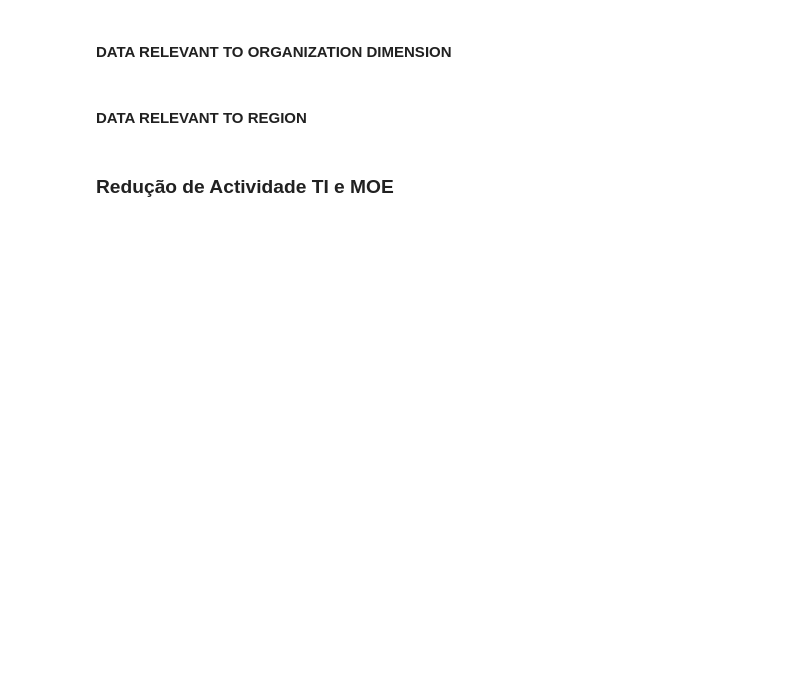
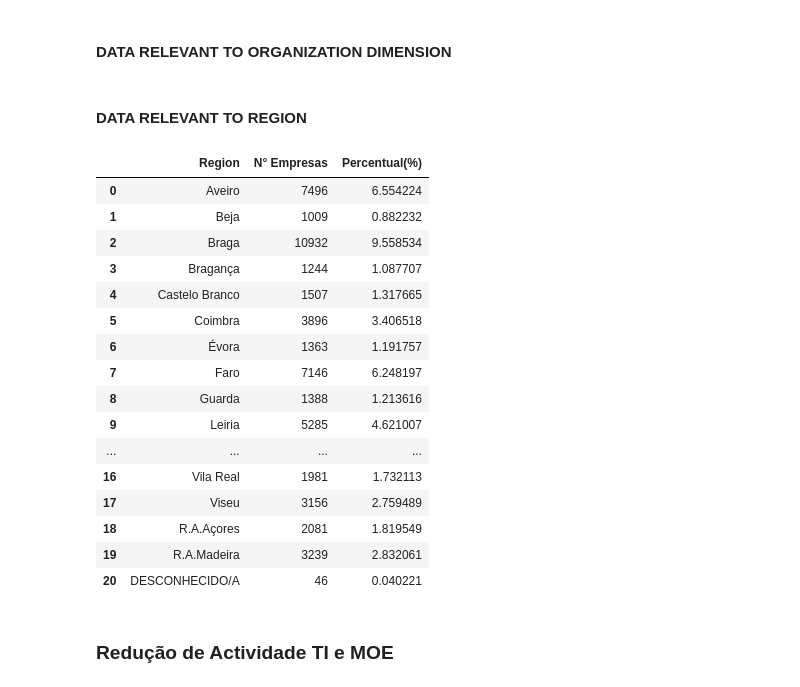
Before and after one commit to dssg-pt/dados-MTSSS, a Jupyter notebook: extra/dados/data_cleaning.ipynb, the cells around one changed output. Drawn from its saved outputs; the diff is of its cells as text; code cells hidden in the pictures; blank space fills up the shorter version.

```diff
--- a/extra/dados/data_cleaning.ipynb
+++ b/extra/dados/data_cleaning.ipynb
@@ -178,25 +251,56 @@ df_size.to_csv(r'dataframes/organization_dimension.csv', index = False)
 # %% [markdown]
 #### DATA RELEVANT TO REGION
 # %%
-#Select the columns that are relevant to region
-df_region=df1[df1.columns[11:14]]
-df_region=df_region.iloc[2:23]
+#Select new dataset
+df=data4
 
+#Drop all set of row and columns that are filled with NaN
+df.dropna(axis=0, how='all', inplace=True)
+df.dropna(axis=1, how='all', inplace=True)
 
-# Rename columns for easier identification
-df_region=df_region.rename(columns={'Unnamed: 11':'Region','Unnamed: 12':'N° Empresas',
-                       'Unnamed: 13':'Percentual(%)'})
+#Delete the first rows that don't present any important information
+df=df.iloc[9:]
+
+#Search for the relevant information that presents the region information, and store the column number
+lower=df.columns.get_loc("EEs QUE ENTREGARAM DOCUMENTO - COVID19 - Layoff Simplificado.1")
+#Select the upper range of columns with relevant data
+upper=lower+3
+
+#filter the data with the selected parameters
+df_region=df.iloc[:,lower:upper]
+#rename columns and do some data cleaning
+df_region=df_region.rename(columns={'EEs QUE ENTREGARAM DOCUMENTO - COVID19 - Layoff Simplificado.1':'Region',
+                                    'Unnamed: 8':'N° Empresas',
+                       'Unnamed: 9':'Percentual(%)'})
 df_region['Region']=df_region['Region'].replace({'AVEIRO':'Aveiro','BEJA':'Beja','BRAGA':'Braga','BRAGANÇA':'Bragança',
                                                  'CASTELO BRANCO':'Castelo Branco','COIMBRA':'Coimbra','ÉVORA':'Évora',
                                                  'FARO':'Faro','GUARDA':'Guarda','LEIRIA':'Leiria','LISBOA':'Lisboa',
                                                  'PORTALEGRE':'Portalegre','PORTO':'Porto','SANTARÉM':'Santarém',
                                                  'SETÚBAL':'Setúbal','VIANA DO CASTELO':'Viana do Castelo',
                                                  'VILA REAL':'Vila Real','VISEU':'Viseu','R.A.AÇORES':'R.A.Açores',
                                                  'R.A.MADEIRA':'R.A.Madeira'})
 df_region['Percentual(%)']=df_region['Percentual(%)']*100
+df_region=df_region.reset_index()
+df_region=df_region.drop('index',1)
+df_region.dropna(axis=0, how='all', inplace=True)
 
 #Show data
 df_region
-
-#SAVE TO CSV
-df_region.to_csv(r'dataframes/organization_region.csv', index = False)
+# %% [output]
+|  | Region | N° Empresas | Percentual(%) |
+| 0 | Aveiro | 7496 | 6.554224 |
+| 1 | Beja | 1009 | 0.882232 |
+| 2 | Braga | 10932 | 9.558534 |
+| 3 | Bragança | 1244 | 1.087707 |
+| 4 | Castelo Branco | 1507 | 1.317665 |
+| 5 | Coimbra | 3896 | 3.406518 |
+| 6 | Évora | 1363 | 1.191757 |
+| 7 | Faro | 7146 | 6.248197 |
+| 8 | Guarda | 1388 | 1.213616 |
+| 9 | Leiria | 5285 | 4.621007 |
+| ... | ... | ... | ... |
+| 16 | Vila Real | 1981 | 1.732113 |
+| 17 | Viseu | 3156 | 2.759489 |
+| 18 | R.A.Açores | 2081 | 1.819549 |
+| 19 | R.A.Madeira | 3239 | 2.832061 |
+| 20 | DESCONHECIDO/A | 46 | 0.040221 |
```
Also changed, not shown: parts of 34 cells of this notebook.
